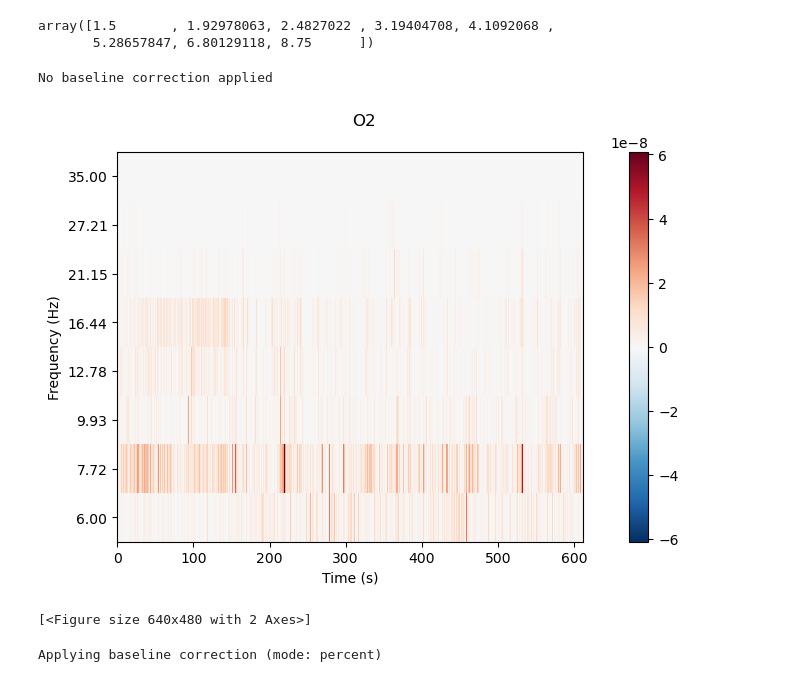
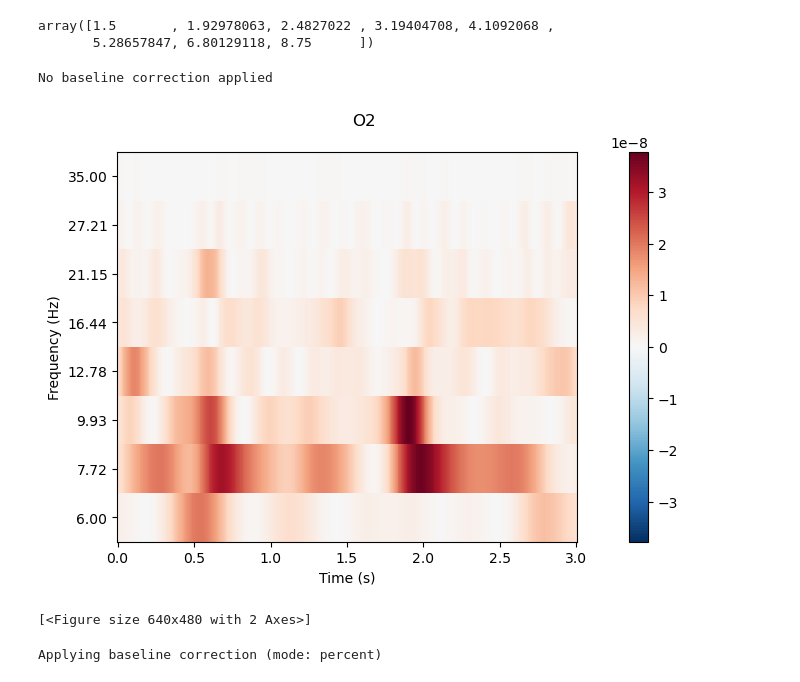
Before and after one commit to CarinaFo/MNE_workshop_liverpool_2024, a Jupyter notebook: notebooks/4_time_frequency_analysis.ipynb, the cells around one changed output. Drawn from its saved outputs; the diff is of its cells as text; code cells hidden in the pictures.

Commit message:
added epochs to TFR

```diff
--- a/notebooks/4_time_frequency_analysis.ipynb
+++ b/notebooks/4_time_frequency_analysis.ipynb
@@ -109,6 +109,7 @@ Determine the individual peaks from the PSD and plot the peaks
 # load the clean epochs from the example data (thing should change over time for TFRs to be meaningful)
 data_dir = Path("C:/", "Users", "Carina", "Desktop", "data_liverpool")
 epochs = mne.read_epochs(Path(data_dir, 'average_ref-epo.fif'))
+epochs_lv = mne.read_epochs(Path(data_dir, 'liverpool_fpz_reference-epo.fif'))
 raw_liv = mne.io.read_raw_fif(Path(data_dir, "liverpool_after_prepro_and_ica-raw.fif"))
 # %% [output]
 Reading C:\Users\Carina\Desktop\data_liverpool\average_ref-epo.fif ...
@@ -132,10 +141,11 @@ freqs = np.logspace(*np.log10([6, 35]), num=8) # frequency resolution
 n_cycles = 7.0  # different number of cycle per frequency
 
 
-power = raw_liv.compute_tfr(
+power = epochs_lv.compute_tfr(
     method="morlet",
     freqs=freqs,
     n_cycles=n_cycles,
     decim=3,
+    average=False,
 )
 # %% [output]
@@ -154,10 +164,10 @@ array([1.5       , 1.92978063, 2.4827022 , 3.19404708, 4.1092068 ,
 # let's pick a visual channel
 channel = ['O2']
 # %%
-power.copy().plot(picks=channel, title=channel[0],  mode='mean')
+power[5].copy().plot(picks=channel, title=channel[0],  mode='mean')
 # %% [output]
 No baseline correction applied
-[figure, old version]
+[figure, new version]
 [<Figure size 640x480 with 2 Axes>]
 # %%
 power.copy().crop(-0.5,0.5).plot(picks=channel, title=channel[0], baseline=(-0.5, 0), mode="percent")
```
Also changed, not shown: parts of 2 cells of this notebook.
